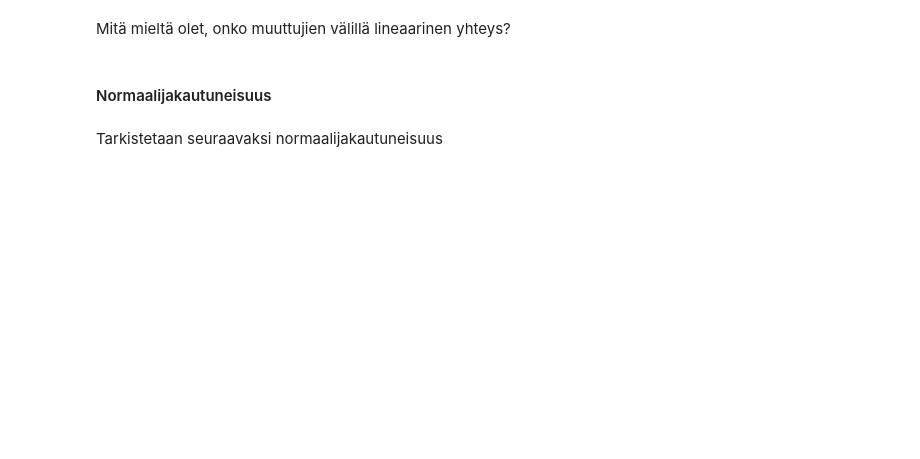
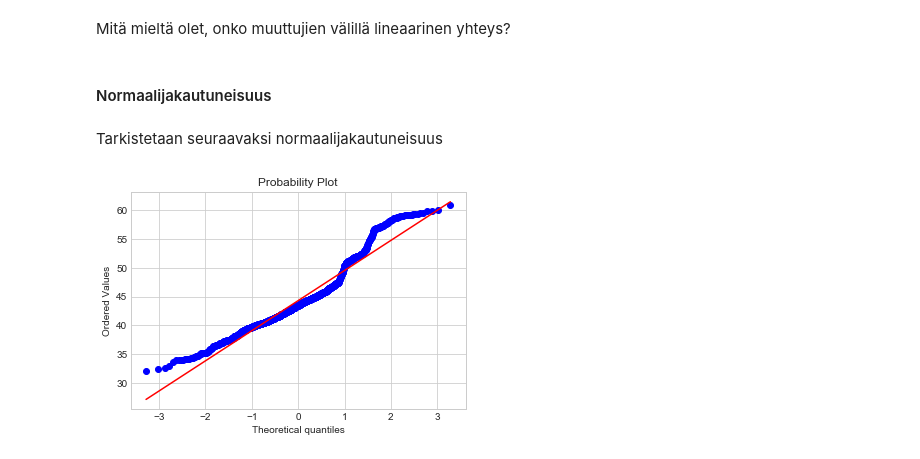
Before and after one commit to juhanurmonen/lineaarisen-regressiomallin-oletukset, a Jupyter notebook: lineaarisen-regression-oletukset.ipynb, the cells around one changed output. Drawn from its saved outputs; the diff is of its cells as text; code cells hidden in the pictures; blank space fills up the shorter version.

```diff
--- a/lineaarisen-regression-oletukset.ipynb
+++ b/lineaarisen-regression-oletukset.ipynb
@@ -204,4 +228,11 @@ Mitä mieltä olet, onko muuttujien välillä lineaarinen yhteys?
 #### Normaalijakautuneisuus
 # %% [markdown]
 Tarkistetaan seuraavaksi normaalijakautuneisuus
+# %%
+#### Koneen osake
+
+stats.probplot(y_osake, dist="norm", plot=plt)
+plt.show()
+# %% [output]
+[figure, added]
 # %%
```
Also changed, not shown: parts of 18 cells of this notebook, 2 other files.
